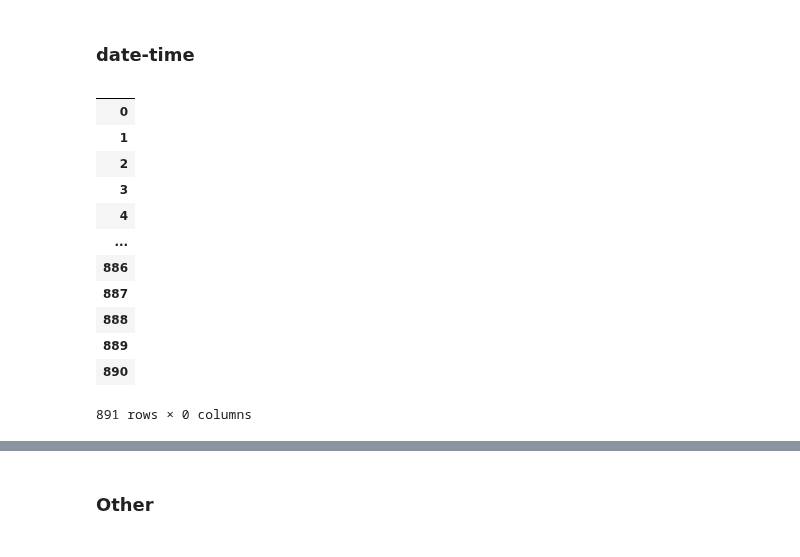
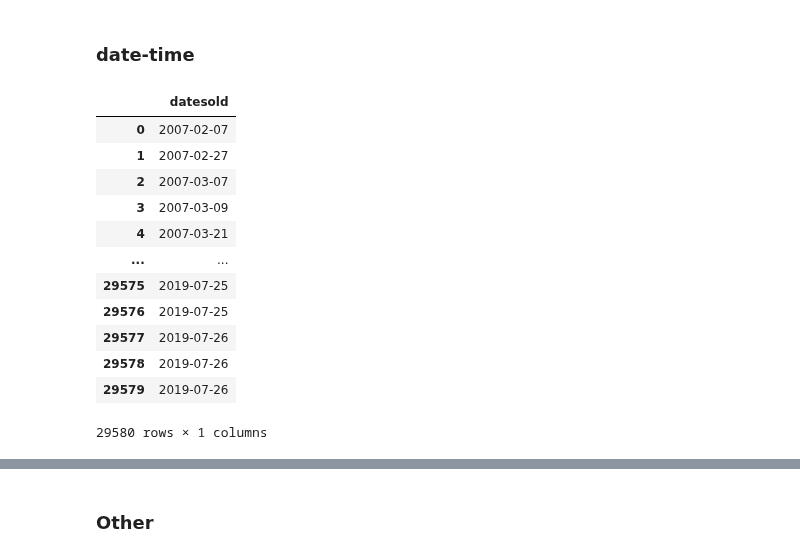
Before and after one commit to yuvalorsher/data_project_utils, a Jupyter notebook: EDA.ipynb, the cells around one changed output, grey strips where cells are left out. Cells and saved outputs as stored; diff of their text form; code cells hidden in the pictures.

```diff
--- a/EDA.ipynb
+++ b/EDA.ipynb
@@ -74,10 +36,10 @@ Trying on few data sets: titanic for general eda. House sales for time-related.
 # %% [markdown]
 ### House sales
 # %%
-filename = 'EDA_example_house_sales.csv'
-df = pd.read_csv(filename, parse_dates=['datesold'])
-print(df.shape)
-df.head()
+filename = f'{DATA_PATH}EDA_example_house_sales.csv'
+house_sales = pd.read_csv(filename, parse_dates=['datesold'])
+print(house_sales.shape)
+house_sales.head()
 # %% [output]
 (29580, 5)
 |  | datesold | postcode | price | propertyType | bedrooms |
@@ -184,18 +144,18 @@ STR_ORDINAL_COLS_ORDERED = {
 # %% [markdown]
 ### date-time
 # %%
-df.select_dtypes(include='datetime')
+house_sales.select_dtypes(include='datetime')
 # %% [output]
-|  |
-| 0 |
-| 1 |
-| 2 |
-| 3 |
-| 4 |
-| ... |
-| 886 |
-| 887 |
-| 888 |
-| 889 |
-| 890 |
+|  | datesold |
+| 0 | 2007-02-07 |
+| 1 | 2007-02-27 |
+| 2 | 2007-03-07 |
+| 3 | 2007-03-09 |
+| 4 | 2007-03-21 |
+| ... | ... |
+| 29575 | 2019-07-25 |
+| 29576 | 2019-07-25 |
+| 29577 | 2019-07-26 |
+| 29578 | 2019-07-26 |
+| 29579 | 2019-07-26 |
-891 rows × 0 columns
+29580 rows × 1 columns
```
Also changed, not shown: parts of 33 cells of this notebook, 2 other files.
